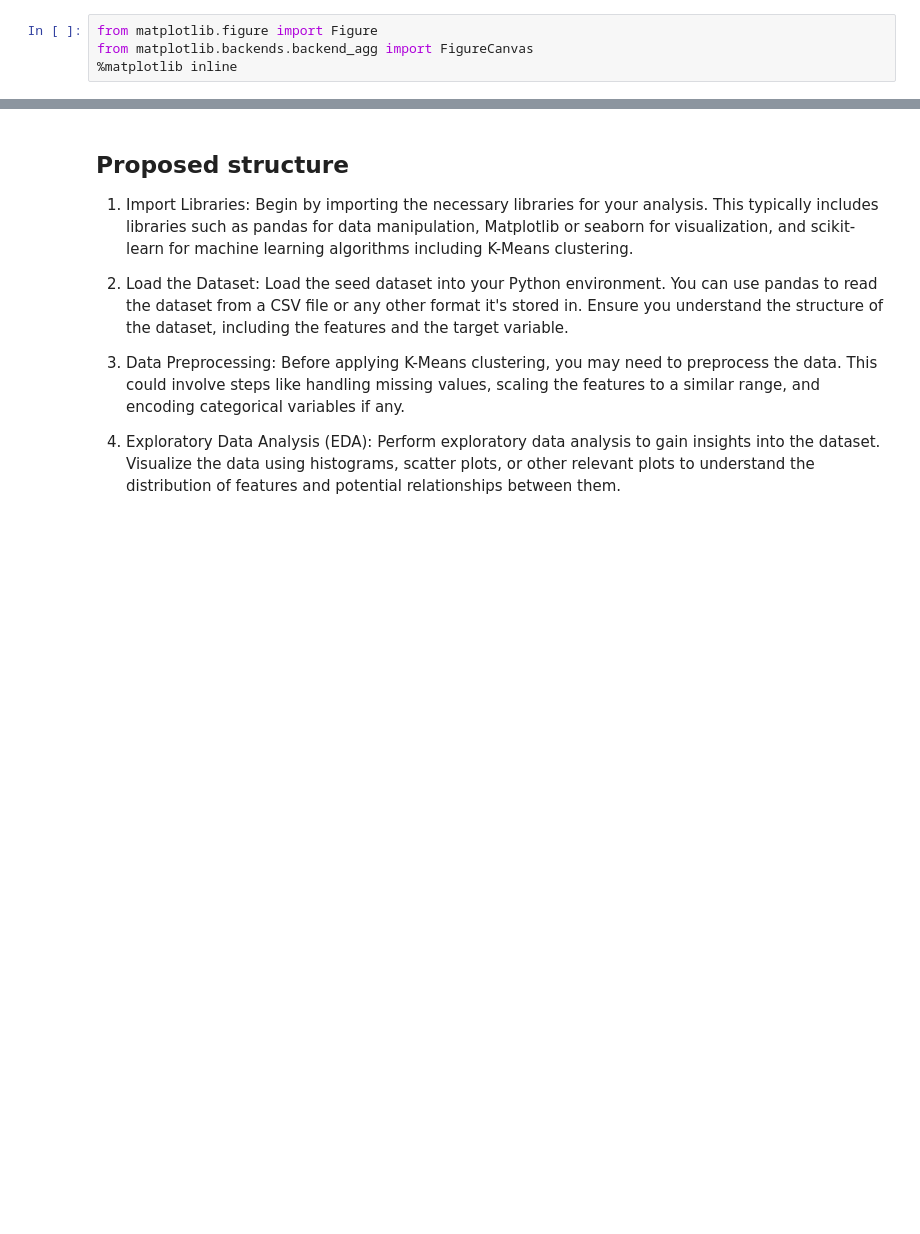
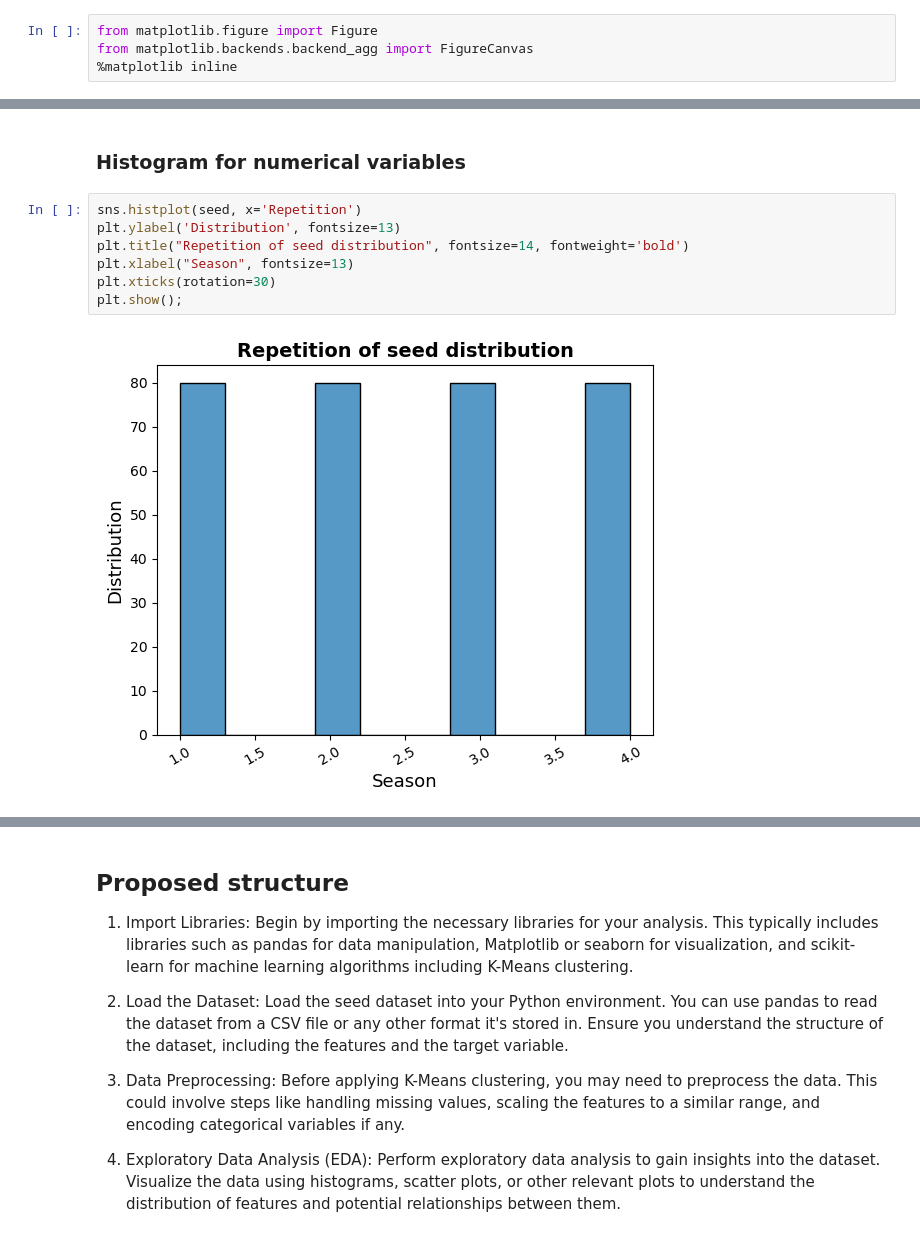
Before and after one commit to Ayomide-ola/Machine-learning-semester-2--, a Jupyter notebook: CA-1.ipynb, the cells around one changed output, grey strips where cells are left out. Drawn from its saved outputs; the diff is of its cells as text; blank space fills up the shorter version.

```diff
--- a/CA-1.ipynb
+++ b/CA-1.ipynb
@@ -357,0 +367,11 @@ pn.interact(find_outliers)
+# %% [markdown]
+### Histogram for numerical variables
+# %%
+sns.histplot(seed, x='Repetition')
+plt.ylabel('Distribution', fontsize=13)
+plt.title("Repetition of seed distribution", fontsize=14, fontweight='bold')
+plt.xlabel("Season", fontsize=13)
+plt.xticks(rotation=30)
+plt.show();
+# %% [output]
+[figure, added]
```
Also changed, not shown: parts of 11 cells of this notebook.
